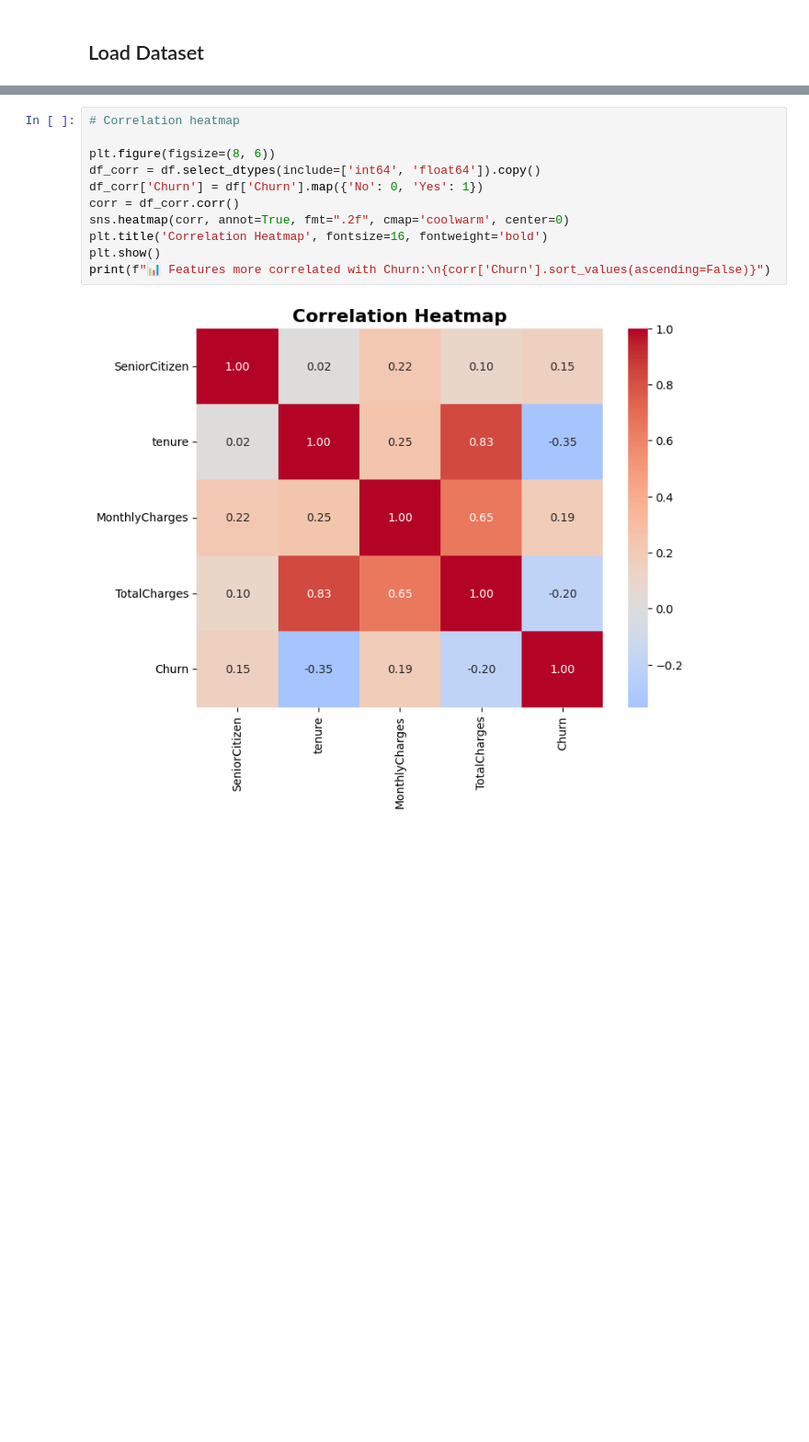
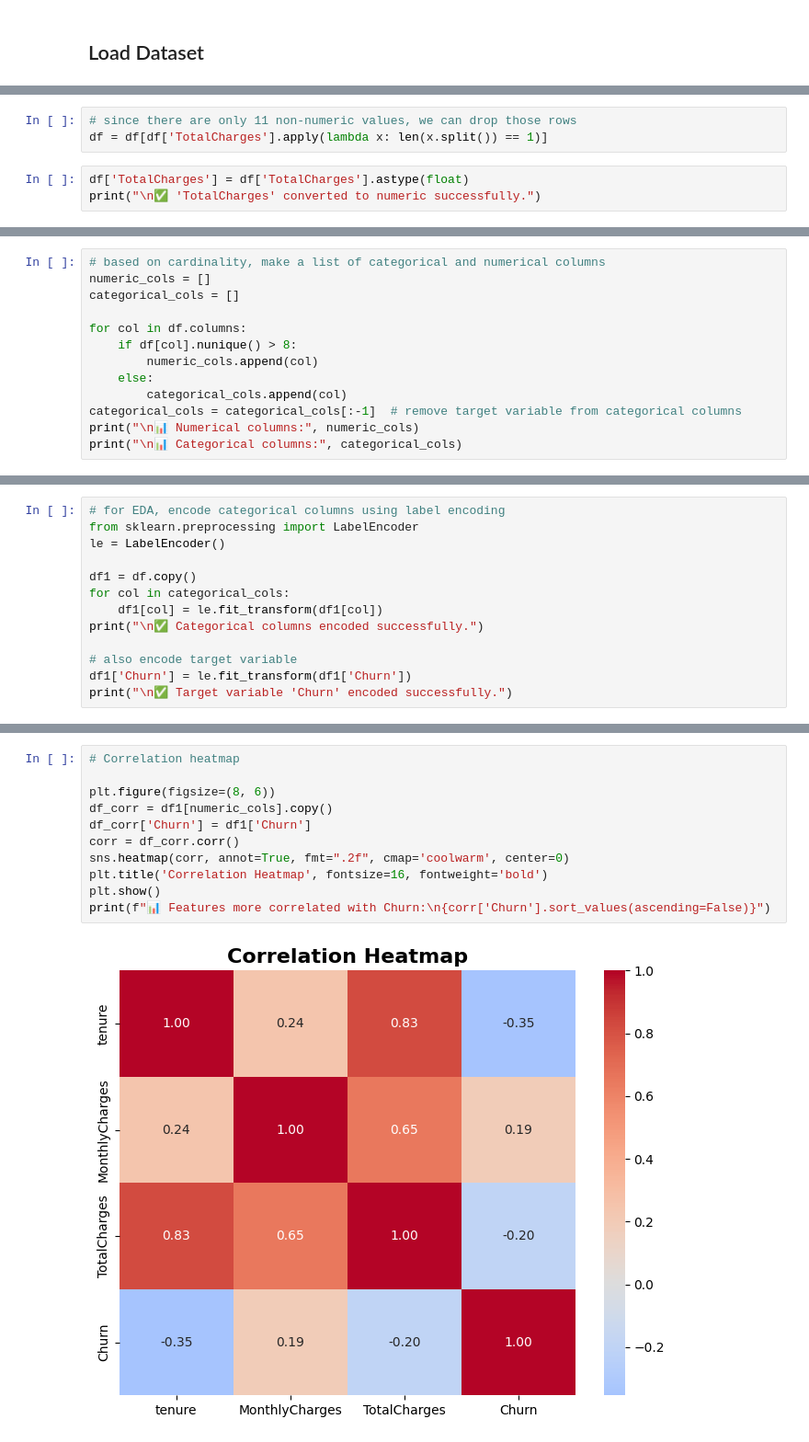
Before and after one commit to Mkrishna253/Telco-Customer-Churn-Predictor, a Jupyter notebook: Customer_churn.ipynb, the cells around one changed output, grey strips where cells are left out. Shown at 92% size. Drawn from its saved outputs; the diff is of its cells as text; blank space fills up the shorter version.

```diff
--- a/Customer_churn.ipynb
+++ b/Customer_churn.ipynb
@@ -55,0 +84,6 @@ print("✅ Converted 'TotalCharges' to numeric and handled missing values.")
+# %%
+# since there are only 11 non-numeric values, we can drop those rows
+df = df[df['TotalCharges'].apply(lambda x: len(x.split()) == 1)]
+# %%
+df['TotalCharges'] = df['TotalCharges'].astype(float)
+print("\n✅ 'TotalCharges' converted to numeric successfully.")
@@ -55,0 +98,13 @@ print("✅ Converted 'TotalCharges' to numeric and handled missing values.")
+# %%
+# based on cardinality, make a list of categorical and numerical columns
+numeric_cols = []
+categorical_cols = []
+
+for col in df.columns:
+    if df[col].nunique() > 8:
+        numeric_cols.append(col)
+    else:
+        categorical_cols.append(col)
+categorical_cols = categorical_cols[:-1]  # remove target variable from categorical columns
+print("\n📊 Numerical columns:", numeric_cols)
+print("\n📊 Categorical columns:", categorical_cols)
@@ -55,0 +115,13 @@ print("✅ Converted 'TotalCharges' to numeric and handled missing values.")
+# %%
+# for EDA, encode categorical columns using label encoding
+from sklearn.preprocessing import LabelEncoder
+le = LabelEncoder()
+
+df1 = df.copy()
+for col in categorical_cols:
+    df1[col] = le.fit_transform(df1[col])
+print("\n✅ Categorical columns encoded successfully.")
+
+# also encode target variable
+df1['Churn'] = le.fit_transform(df1['Churn'])
+print("\n✅ Target variable 'Churn' encoded successfully.")
@@ -136,15 +221,15 @@ plt.show()
 # %%
 # Correlation heatmap
 
 plt.figure(figsize=(8, 6))
-df_corr = df.select_dtypes(include=['int64', 'float64']).copy()
-df_corr['Churn'] = df['Churn'].map({'No': 0, 'Yes': 1})
+df_corr = df1[numeric_cols].copy()
+df_corr['Churn'] = df1['Churn']
 corr = df_corr.corr()
 sns.heatmap(corr, annot=True, fmt=".2f", cmap='coolwarm', center=0)
 plt.title('Correlation Heatmap', fontsize=16, fontweight='bold')
 plt.show()
 print(f"📊 Features more correlated with Churn:\n{corr['Churn'].sort_values(ascending=False)}")
 # %% [output]
-[figure, old version]
+[figure, new version]
 📊 Features more correlated with Churn:
 Churn             1.000000
```
Also changed, not shown: parts of 31 cells of this notebook.
